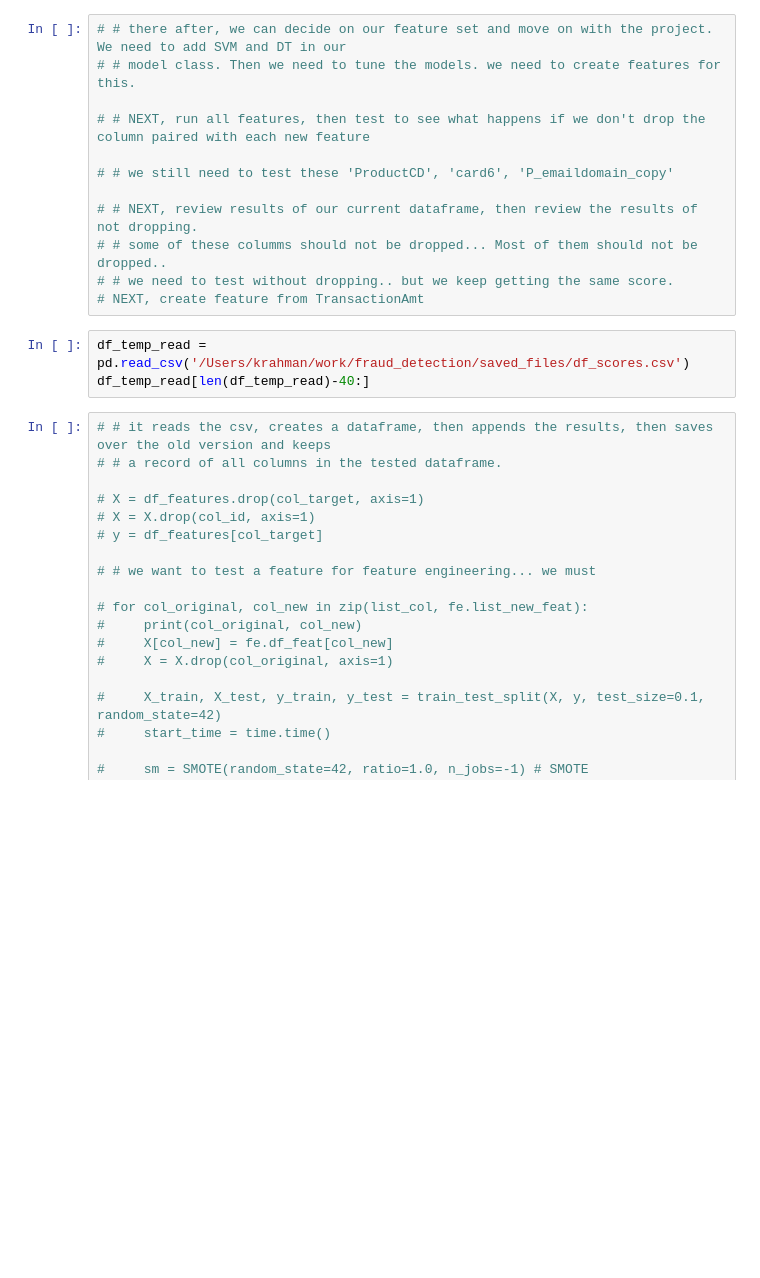
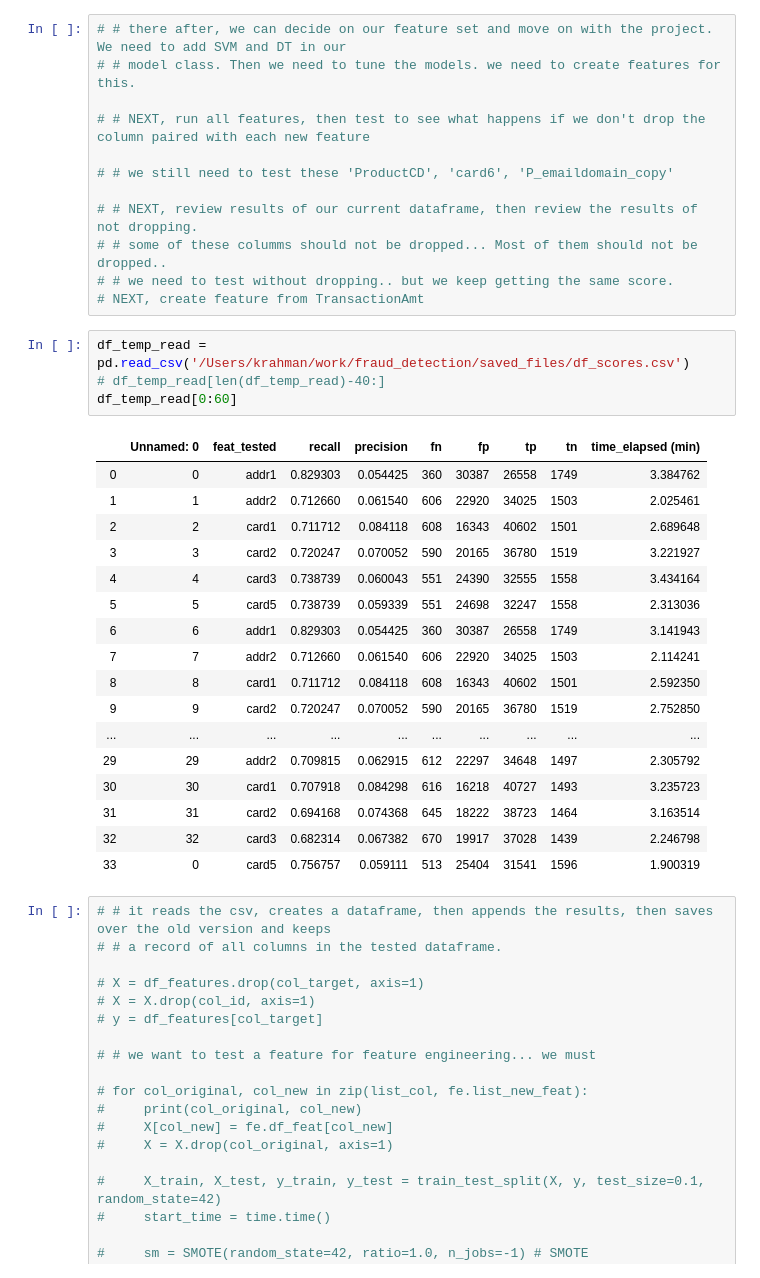
Before and after one commit to kirahman2/fraud_detection, a Jupyter notebook: Fraud Detection EDA.ipynb, the cells around one changed output. Drawn from its saved outputs; the diff is of its cells as text; blank space fills up the shorter version.

```diff
--- a/Fraud Detection EDA.ipynb
+++ b/Fraud Detection EDA.ipynb
@@ -760,7 +786,26 @@ printing df_scores...
 # NEXT, create feature from TransactionAmt
 # %%
 df_temp_read = pd.read_csv('/Users/krahman/work/fraud_detection/saved_files/df_scores.csv')
-df_temp_read[len(df_temp_read)-40:]
+# df_temp_read[len(df_temp_read)-40:]
+df_temp_read[0:60]
+# %% [output]
+|  | Unnamed: 0 | feat_tested | recall | precision | fn | fp | tp | tn | time_elapsed (min) |
+| 0 | 0 | addr1 | 0.829303 | 0.054425 | 360 | 30387 | 26558 | 1749 | 3.384762 |
+| 1 | 1 | addr2 | 0.712660 | 0.061540 | 606 | 22920 | 34025 | 1503 | 2.025461 |
+| 2 | 2 | card1 | 0.711712 | 0.084118 | 608 | 16343 | 40602 | 1501 | 2.689648 |
+| 3 | 3 | card2 | 0.720247 | 0.070052 | 590 | 20165 | 36780 | 1519 | 3.221927 |
+| 4 | 4 | card3 | 0.738739 | 0.060043 | 551 | 24390 | 32555 | 1558 | 3.434164 |
+| 5 | 5 | card5 | 0.738739 | 0.059339 | 551 | 24698 | 32247 | 1558 | 2.313036 |
+| 6 | 6 | addr1 | 0.829303 | 0.054425 | 360 | 30387 | 26558 | 1749 | 3.141943 |
+| 7 | 7 | addr2 | 0.712660 | 0.061540 | 606 | 22920 | 34025 | 1503 | 2.114241 |
+| 8 | 8 | card1 | 0.711712 | 0.084118 | 608 | 16343 | 40602 | 1501 | 2.592350 |
+| 9 | 9 | card2 | 0.720247 | 0.070052 | 590 | 20165 | 36780 | 1519 | 2.752850 |
+| ... | ... | ... | ... | ... | ... | ... | ... | ... | ... |
+| 29 | 29 | addr2 | 0.709815 | 0.062915 | 612 | 22297 | 34648 | 1497 | 2.305792 |
+| 30 | 30 | card1 | 0.707918 | 0.084298 | 616 | 16218 | 40727 | 1493 | 3.235723 |
+| 31 | 31 | card2 | 0.694168 | 0.074368 | 645 | 18222 | 38723 | 1464 | 3.163514 |
+| 32 | 32 | card3 | 0.682314 | 0.067382 | 670 | 19917 | 37028 | 1439 | 2.246798 |
+| 33 | 0 | card5 | 0.756757 | 0.059111 | 513 | 25404 | 31541 | 1596 | 1.900319 |
 # %%
 # # it reads the csv, creates a dataframe, then appends the results, then saves over the old version and keeps
 # # a record of all columns in the tested dataframe.
```
Also changed, not shown: parts of 4 cells of this notebook.
